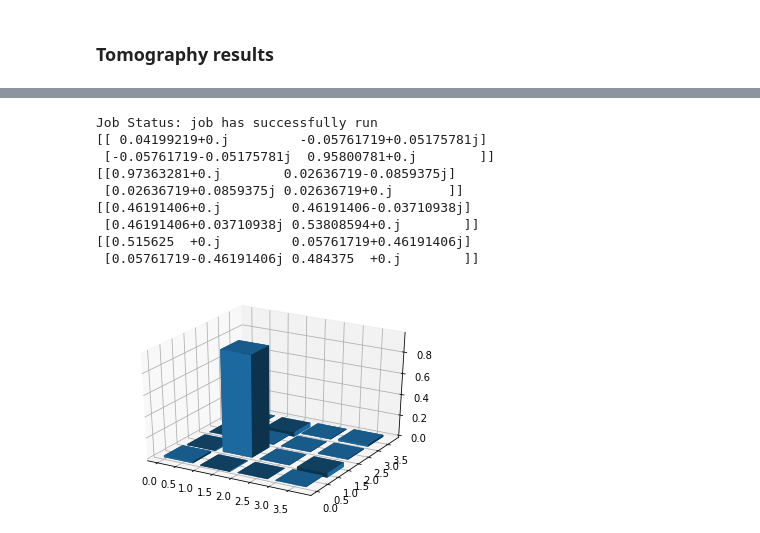
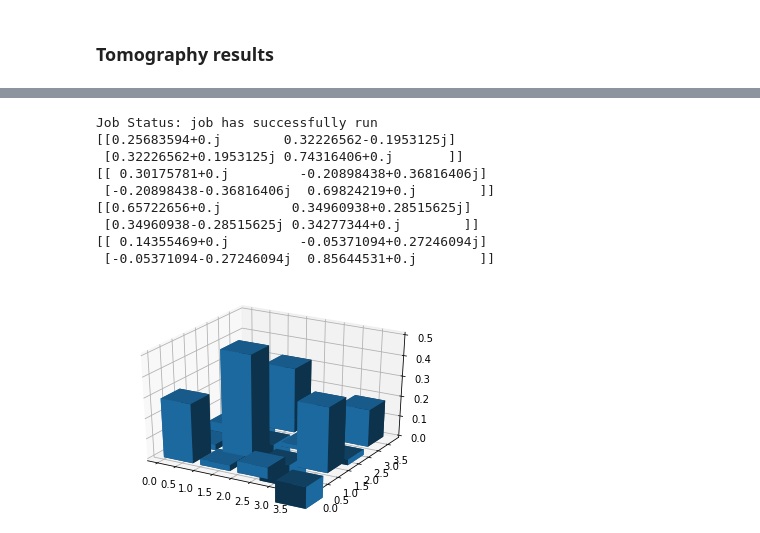
Before and after one commit to panbae59/smooth-optimal-control-2, a Jupyter notebook: new_SOC_with_qiskit_armonk.ipynb, the cells around one changed output, grey strips where cells are left out. Drawn from its saved outputs; the diff is of its cells as text; code cells hidden in the pictures.

```diff
--- a/new_SOC_with_qiskit_armonk.ipynb
+++ b/new_SOC_with_qiskit_armonk.ipynb
@@ -363,0 +428,42 @@ qiskit_optimal_control.gate['-Y/2'] = zh_schedule
+# %%
+Signal*=amplitude_multiplier_paper_SOC_pi_over_2
+# %%
+def angle_sweep(Signal_list):
+    angles = np.linspace(0, 2*np.pi, 50)
+    drive_amps = np.exp(angles*1j)
+    schedules = []
+
+    for drive_amp in drive_amps:
+        '''rabi_pulse = pulse_lib.Constant(duration=drive_samples,
+                                  amp=drive_amp,
+                                  name='const_pi_pulse')'''
+        this_schedule = pulse.Schedule(name=f"Rabi drive amplitude = {drive_amp}")
+        this_schedule += qiskit_optimal_control.gate['X/2']
+        for Signal in Signal_list:
+            this_schedule += Play(pulse_lib.Waveform(Signal*drive_amp), drive_chan)
+        # Reuse the measure instruction from the frequency sweep experiment
+        this_schedule += measure << this_schedule.duration
+        schedules.append(this_schedule)
+
+    draw(schedules[-1], backend = backend) # is not working! (could be a problem of jupyter)
+
+    from qiskit import assemble
+    # Assemble the schedules into a Qobj
+    num_shots_per_point = 1024
+
+    experiment_program = assemble(schedules,
+                                   backend=backend,
+                                   meas_level=2,
+                                   meas_return='avg',
+                                   shots=num_shots_per_point,
+                                   schedule_los=[{drive_chan: center_frequency_Hz}]
+                                                * len(drive_amps))
+    from qiskit.tools.monitor import job_monitor
+    job = backend.run(experiment_program)
+    job_monitor(job)
+    results = job.result(timeout=120)
+    plot_shot_results(job)
+    return results.get_counts()
+# %%
+
+measure_list = angle_sweep([Signal])
@@ -665,15 +831,15 @@ Job Status: job has successfully run
 # %%
-pi_process_matrix = gate_tomography(smooth_optimal_control.gate['X'], smooth_optimal_control.gate, detuning = 0)
+pi_process_matrix = gate_tomography(smooth_optimal_control.gate['X'], smooth_optimal_control.gate, detuning = 1*MHz)
 plot_density_matrix(pi_process_matrix)
 # %% [output]
 Job Status: job has successfully run
-[[ 0.04199219+0.j         -0.05761719+0.05175781j]
- [-0.05761719-0.05175781j  0.95800781+0.j        ]]
-[[0.97363281+0.j        0.02636719-0.0859375j]
- [0.02636719+0.0859375j 0.02636719+0.j       ]]
-[[0.46191406+0.j         0.46191406-0.03710938j]
- [0.46191406+0.03710938j 0.53808594+0.j        ]]
-[[0.515625  +0.j         0.05761719+0.46191406j]
- [0.05761719-0.46191406j 0.484375  +0.j        ]]
+[[0.25683594+0.j        0.32226562-0.1953125j]
+ [0.32226562+0.1953125j 0.74316406+0.j       ]]
+[[ 0.30175781+0.j         -0.20898438+0.36816406j]
+ [-0.20898438-0.36816406j  0.69824219+0.j        ]]
+[[0.65722656+0.j         0.34960938+0.28515625j]
+ [0.34960938-0.28515625j 0.34277344+0.j        ]]
+[[ 0.14355469+0.j         -0.05371094+0.27246094j]
+ [-0.05371094-0.27246094j  0.85644531+0.j        ]]
-[figure, old version]
+[figure, new version]
 # %%
```
Also changed, not shown: parts of 34 cells of this notebook, 10 other files.
